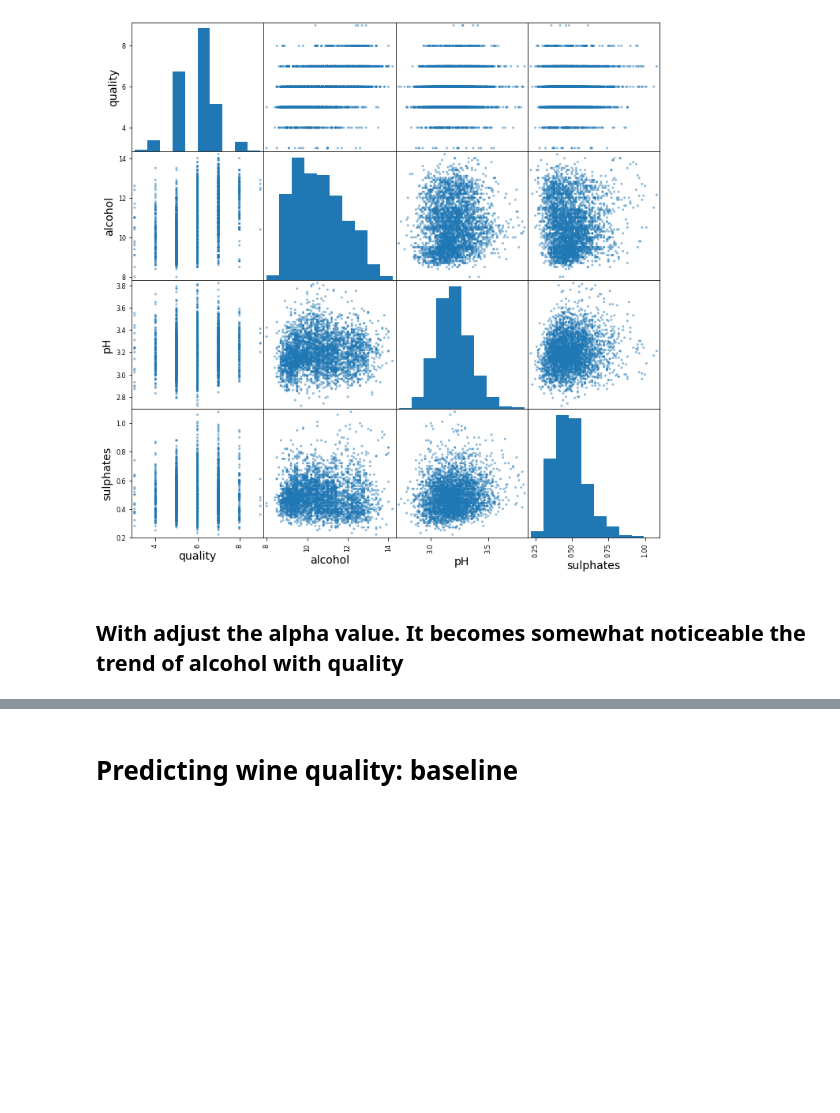
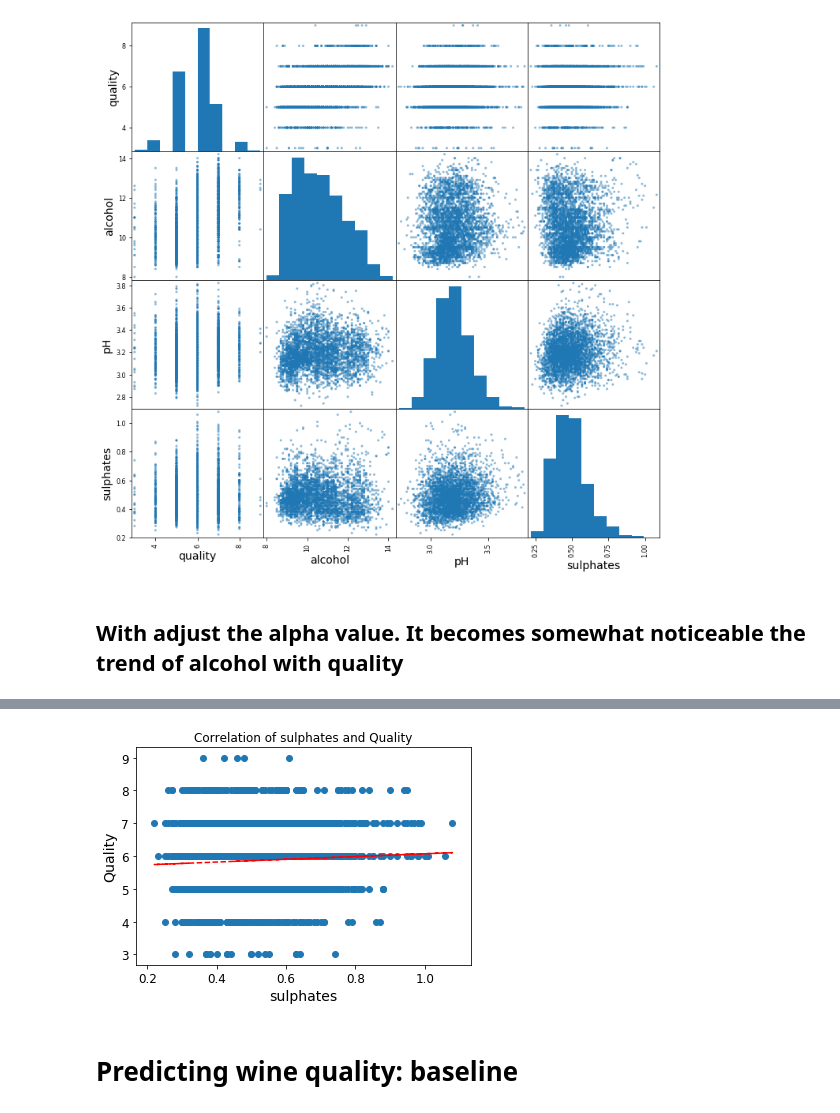
Before and after one commit to RoastedKernel/uni_Machine_Learning, a Jupyter notebook: Uni_Sub/ML_Tools/assign/Assignment 1_Wine Quality_commneted.ipynb, the cells around one changed output, grey strips where cells are left out. Saved outputs shown, nothing was run; the diff lists cells and outputs as text; code cells hidden in the pictures; blank space fills up the shorter version.

```diff
--- a/Uni_Sub/ML_Tools/assign/Assignment 1_Wine Quality_commneted.ipynb
+++ b/Uni_Sub/ML_Tools/assign/Assignment 1_Wine Quality_commneted.ipynb
@@ -193,3 +210,17 @@ plt.show()
+# %%
+x = Wine_clean['sulphates']
+y = Wine_clean['quality']
+plt.scatter(x, y)
+
+z = np.polyfit(x, y, 1)
+p = np.poly1d(z)
+plt.plot(x,p(x),"r--")
+plt.title('Correlation of sulphates and Quality')
+plt.xlabel('sulphates')
+plt.ylabel('Quality')
+plt.show()
+# %% [output]
+[figure, added]
 # %% [markdown]
 # Predicting wine quality: baseline
 # %%
```
Also changed, not shown: parts of 49 cells of this notebook, 1 other file.
